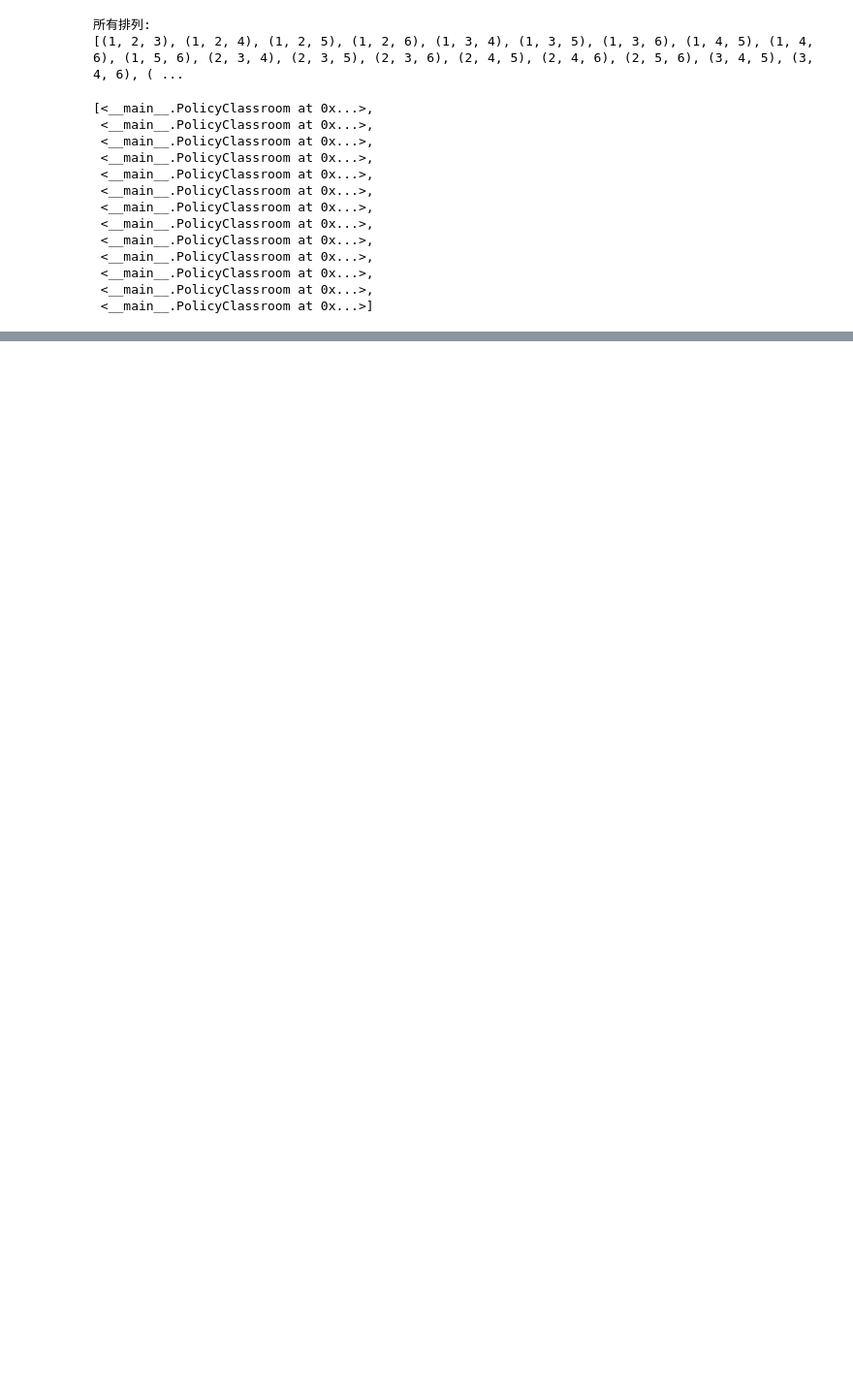
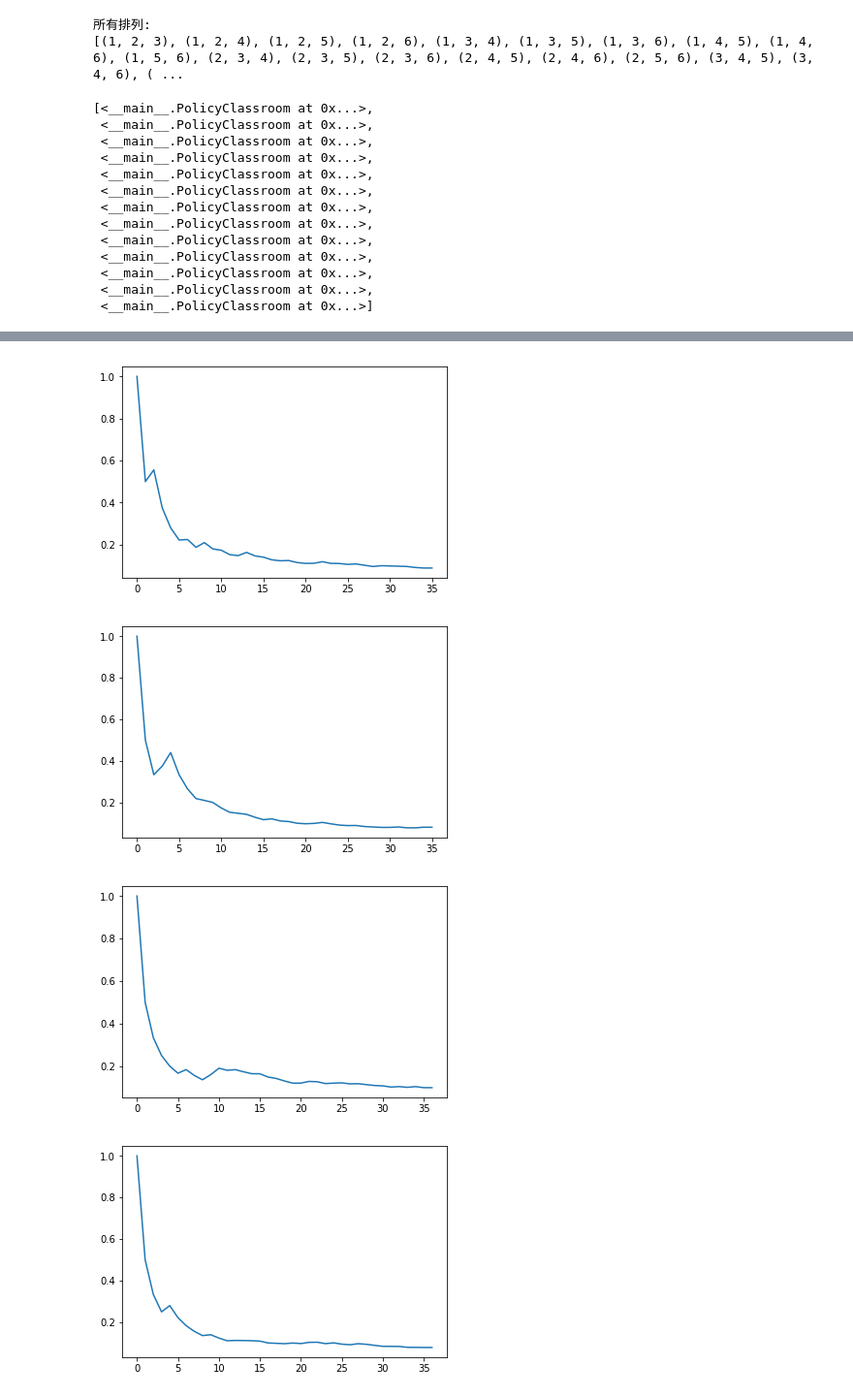
Before and after one commit to JeekITClub/cas, a Jupyter notebook: cas.ipynb, the cells around one changed output, grey strips where cells are left out. Shown at 97% size. Drawn from its saved outputs; the diff is of its cells as text; code cells hidden in the pictures; blank space fills up the shorter version.

```diff
--- a/cas.ipynb
+++ b/cas.ipynb
@@ -19,7 +19,7 @@ class PolicyClassroom:
 
 
     def add_student(self, choice):
-        self.student[choice] += 1
+        self.student[choice-1] += 1
 
     def diversity(self):
         sum = 0.0
@@ -29,8 +29,6 @@ class PolicyClassroom:
         for choice in self.student:
             diversity += choice ** 2 / sum ** 2
         self.diversity_list.append(diversity)
-        return diversity
-
 
 class LearningClassroom:
     def __init__(self):
@@ -192,0 +168,9 @@ for c in classroom_list:
+# %%
+for classroom in classroom_list:
+    plt.plot(range(len(classroom.diversity_list)),classroom.diversity_list)
+    plt.show()
+# %% [output]
+[figure, added]
+[figure, added]
+[figure, added]
+[figure, added]
```
Also changed, not shown: parts of 7 cells of this notebook.
